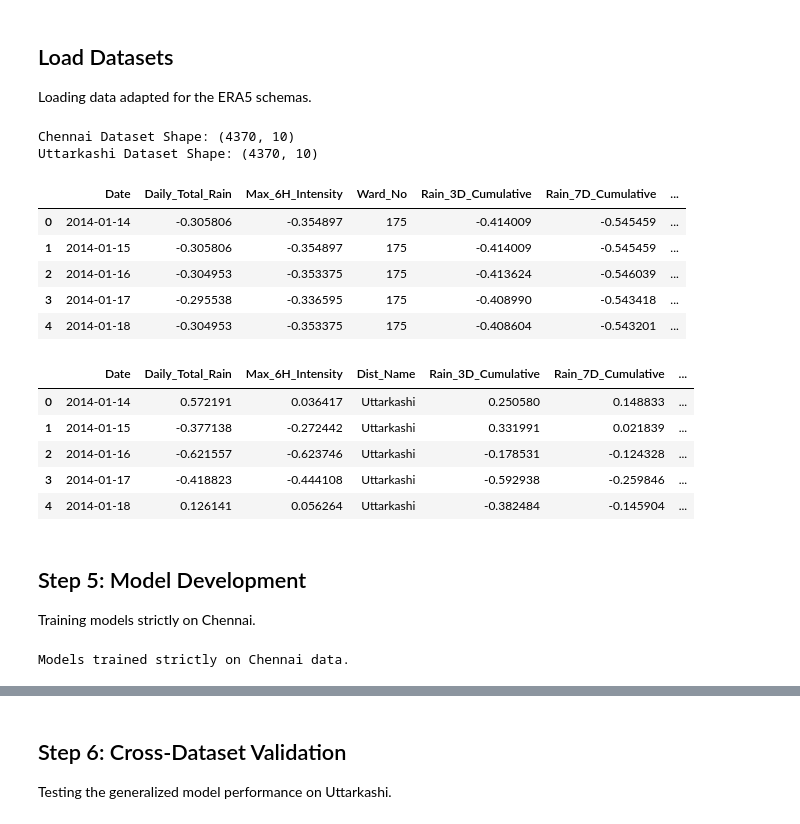
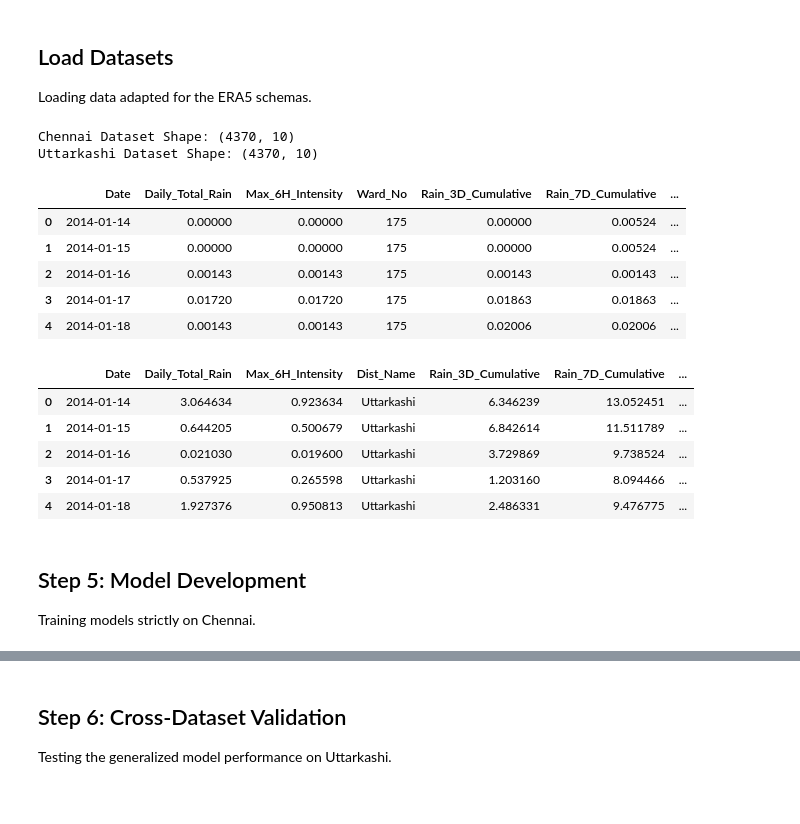
Before and after one commit to shahaarya465/Research-Methodology-6th-Sem, a Jupyter notebook: chennai_uttarkashi.ipynb, the cells around one changed output, grey strips where cells are left out. Drawn from its saved outputs; the diff is of its cells as text; code cells hidden in the pictures.

```diff
--- a/chennai_uttarkashi.ipynb
+++ b/chennai_uttarkashi.ipynb
@@ -89,19 +93,19 @@ def feature_engineering(df, location_col_name):
     return df
 
 def create_target_variable(df, city_name):
-    df['Flood_Label'] = 0
+    df['Flood'] = 0  # <--- UPDATED THIS LINE
     df['City'] = city_name
 
     if city_name == 'Chennai':
         mask_2015 = (df['Date'] >= '2015-11-08') & (df['Date'] <= '2015-12-15')
         mask_2023 = (df['Date'] >= '2023-11-25') & (df['Date'] <= '2023-12-10')
-        df.loc[mask_2015 | mask_2023, 'Flood_Label'] = 1
+        df.loc[mask_2015 | mask_2023, 'Flood'] = 1
 
     elif city_name == 'Uttarkashi':
         mask_2018 = (df['Date'] >= '2018-07-01') & (df['Date'] <= '2018-07-31')
         mask_2019 = (df['Date'] >= '2019-08-01') & (df['Date'] <= '2019-08-20')
         mask_2021 = (df['Date'] >= '2021-10-15') & (df['Date'] <= '2021-10-25')
-        df.loc[mask_2018 | mask_2019 | mask_2021, 'Flood_Label'] = 1
+        df.loc[mask_2018 | mask_2019 | mask_2021, 'Flood'] = 1
 
     return df
 
@@ -114,56 +118,33 @@ def build_final_dataset(filepath, city_name, boundary_gdf, location_col_name):
 ## Load Datasets
 Loading data adapted for the ERA5 schemas.
 # %%
-# Build datasets using spatial boundaries
 df_chennai = build_final_dataset('datasets/chennai.csv', 'Chennai', chennai_gdf, 'Ward_No')
-df_val = build_final_dataset('datasets/uttarkashi.csv', 'Uttarkashi', uttarkashi_gdf, 'Dist_Name')
+df_uttarkashi = build_final_dataset('datasets/uttarkashi.csv', 'Uttarkashi', uttarkashi_gdf, 'Dist_Name')
 
 numeric_features = [
     'Daily_Total_Rain', 'Max_6H_Intensity',
     'Rain_3D_Cumulative', 'Rain_7D_Cumulative', 'Rain_14D_Cumulative'
 ]
 
-# Local Z-Score Normalization
-scaler_chennai = StandardScaler()
-df_chennai[numeric_features] = scaler_chennai.fit_transform(df_chennai[numeric_features])
-
-scaler_val = StandardScaler()
-df_val[numeric_features] = scaler_val.fit_transform(df_val[numeric_features])
-
 print(f"Chennai Dataset Shape: {df_chennai.shape}")
-print(f"Uttarkashi Dataset Shape: {df_val.shape}")
+print(f"Uttarkashi Dataset Shape: {df_uttarkashi.shape}")
 display(df_chennai.head())
-display(df_val.head())
+display(df_uttarkashi.head())
 # %% [output]
 Chennai Dataset Shape: (4370, 10)
 Uttarkashi Dataset Shape: (4370, 10)
 |  | Date | Daily_Total_Rain | Max_6H_Intensity | Ward_No | Rain_3D_Cumulative | Rain_7D_Cumulative | ... |
-| 0 | 2014-01-14 | -0.305806 | -0.354897 | 175 | -0.414009 | -0.545459 | ... |
-| 1 | 2014-01-15 | -0.305806 | -0.354897 | 175 | -0.414009 | -0.545459 | ... |
-| 2 | 2014-01-16 | -0.304953 | -0.353375 | 175 | -0.413624 | -0.546039 | ... |
-| 3 | 2014-01-17 | -0.295538 | -0.336595 | 175 | -0.408990 | -0.543418 | ... |
-| 4 | 2014-01-18 | -0.304953 | -0.353375 | 175 | -0.408604 | -0.543201 | ... |
+| 0 | 2014-01-14 | 0.00000 | 0.00000 | 175 | 0.00000 | 0.00524 | ... |
+| 1 | 2014-01-15 | 0.00000 | 0.00000 | 175 | 0.00000 | 0.00524 | ... |
+| 2 | 2014-01-16 | 0.00143 | 0.00143 | 175 | 0.00143 | 0.00143 | ... |
+| 3 | 2014-01-17 | 0.01720 | 0.01720 | 175 | 0.01863 | 0.01863 | ... |
+| 4 | 2014-01-18 | 0.00143 | 0.00143 | 175 | 0.02006 | 0.02006 | ... |
 |  | Date | Daily_Total_Rain | Max_6H_Intensity | Dist_Name | Rain_3D_Cumulative | Rain_7D_Cumulative | ... |
-| 0 | 2014-01-14 | 0.572191 | 0.036417 | Uttarkashi | 0.250580 | 0.148833 | ... |
-| 1 | 2014-01-15 | -0.377138 | -0.272442 | Uttarkashi | 0.331991 | 0.021839 | ... |
-| 2 | 2014-01-16 | -0.621557 | -0.623746 | Uttarkashi | -0.178531 | -0.124328 | ... |
-| 3 | 2014-01-17 | -0.418823 | -0.444108 | Uttarkashi | -0.592938 | -0.259846 | ... |
-| 4 | 2014-01-18 | 0.126141 | 0.056264 | Uttarkashi | -0.382484 | -0.145904 | ... |
+| 0 | 2014-01-14 | 3.064634 | 0.923634 | Uttarkashi | 6.346239 | 13.052451 | ... |
+| 1 | 2014-01-15 | 0.644205 | 0.500679 | Uttarkashi | 6.842614 | 11.511789 | ... |
+| 2 | 2014-01-16 | 0.021030 | 0.019600 | Uttarkashi | 3.729869 | 9.738524 | ... |
+| 3 | 2014-01-17 | 0.537925 | 0.265598 | Uttarkashi | 1.203160 | 8.094466 | ... |
+| 4 | 2014-01-18 | 1.927376 | 0.950813 | Uttarkashi | 2.486331 | 9.476775 | ... |
 # %% [markdown]
 ## Step 5: Model Development
 Training models strictly on Chennai.
-# %%
-features = ['Daily_Total_Rain', 'Max_6H_Intensity', 'Rain_3D_Cumulative', 'Rain_7D_Cumulative', 'Rain_14D_Cumulative']
-
-X_train = df_chennai[features]
-y_train = df_chennai['Flood_Label']
-
-log_reg = LogisticRegression(class_weight='balanced', random_state=42)
-log_reg.fit(X_train, y_train)
-
-rf_model = RandomForestClassifier(n_estimators=100, class_weight='balanced', random_state=42)
-rf_model.fit(X_train, y_train)
-
-print('Models trained strictly on Chennai data.')
-# %% [output]
-Models trained strictly on Chennai data.
```
Also changed, not shown: parts of 19 cells of this notebook, 1 other file.
